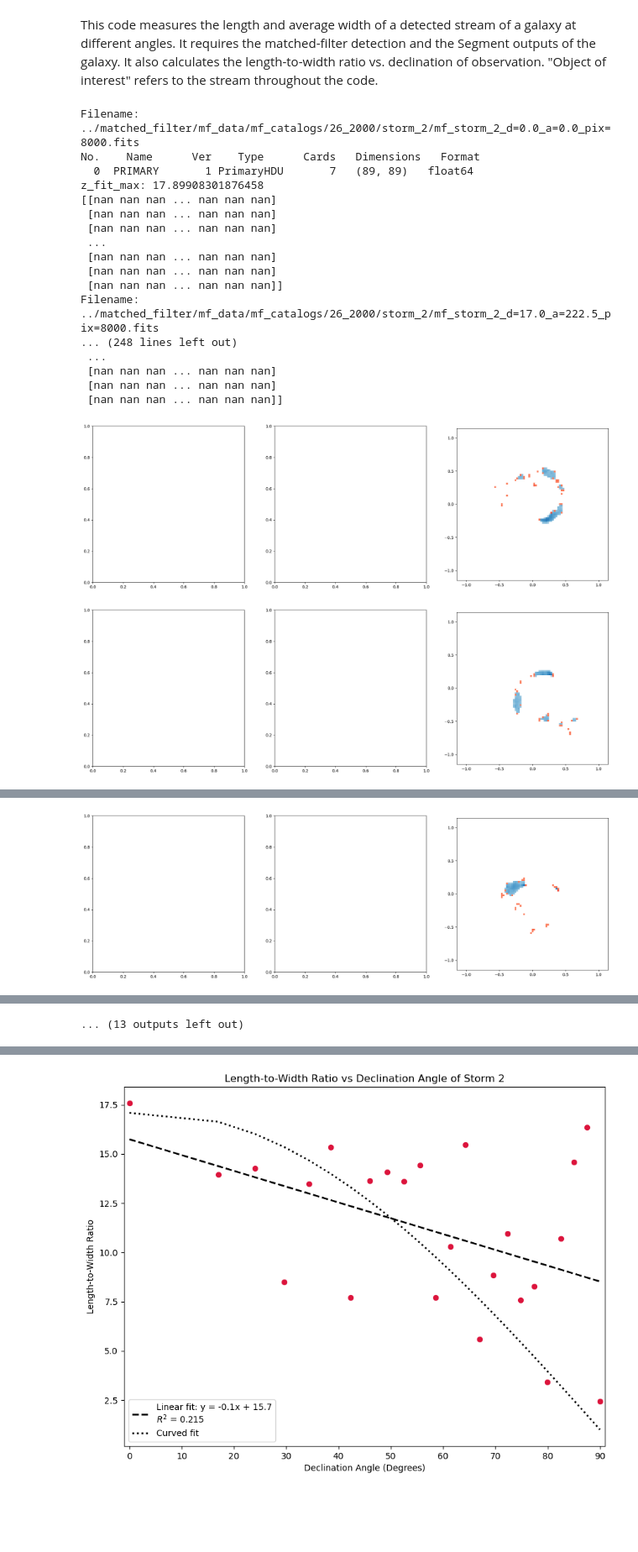
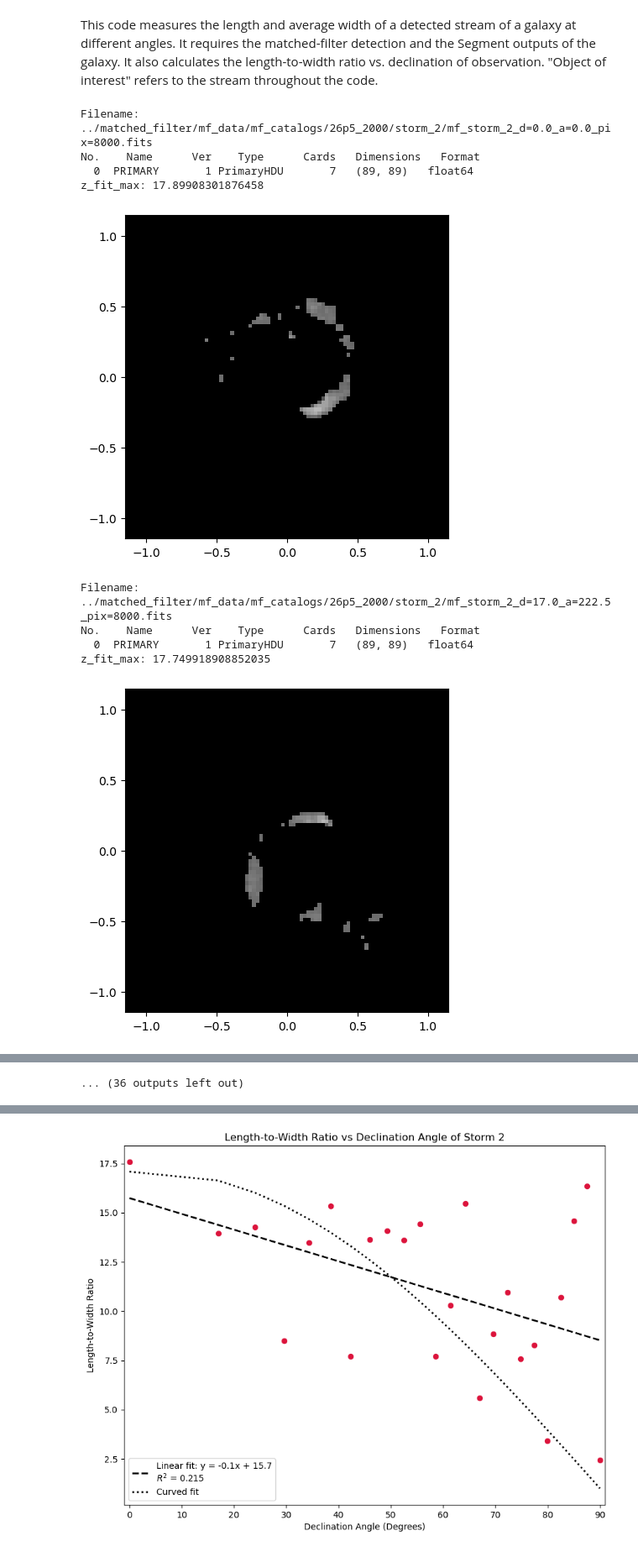
Before and after one commit to dimitra-giantsidi/galaxy-merging-angles, a Jupyter notebook: stream_analysis/alt_stream_fitting.ipynb, the cells around one changed output, grey strips where cells are left out. Shown at 84% size. Saved outputs shown, nothing was run; the diff lists cells and outputs as text; code cells hidden in the pictures; blank space fills up the shorter version.

```diff
--- a/stream_analysis/alt_stream_fitting.ipynb
+++ b/stream_analysis/alt_stream_fitting.ipynb
@@ -267,54 +268,50 @@ for file in sorted(mf_catalogs_path.iterdir()):
 
         # Flatten the arrays to 1-D for curve_fit
         x_flat = X.ravel()
         y_flat = Y.ravel()
         z_flat = sig_array.ravel()
         independent_vars = np.vstack((x_flat, y_flat))
 
         # do the fit
         fitted_params, covariance = curve_fit(
                 f=twoD_exponential,
                 xdata=independent_vars,
                 ydata=z_flat,
                 p0=initial_guess
             )
 
         Z_fitted = twoD_exponential((X, Y), *fitted_params)
 
         masked_residual, significant_masked_residual, neighbor_residual = area_of_interest_finder(Z_fitted, image_data, d)
 
-        fig,axs = plt.subplots(nrows=1,ncols=3)
-        fig.set_figheight(7)
-        fig.set_figwidth(23)
+        fig,axs = plt.subplots(nrows=1,ncols=1)
+        fig.set_figheight(5)
+        fig.set_figwidth(20)
 
-        axs[2].imshow(significant_masked_residual[::-1,:],extent=[-pdist,pdist,-pdist,pdist], \
-                    cmap = 'Reds', vmin = -15, vmax = 30)
-        axs[2].imshow(neighbor_residual[::-1,:],extent=[-pdist,pdist,-pdist,pdist], \
-                        cmap = 'Blues', vmin = -15, vmax = 30)
+        axs.set_facecolor("black")
+
+        axs.imshow(significant_masked_residual[::-1,:],extent=[-pdist,pdist,-pdist,pdist], \
+                    cmap = 'gray', vmin = -15, vmax = 30)
+        axs.imshow(neighbor_residual[::-1,:],extent=[-pdist,pdist,-pdist,pdist], \
+                        cmap = 'gray', vmin = -15, vmax = 30)
 
         # calculate the average readius of each bin
         # avg_radii = radius_calc(n_of_interest, n_bins, x_center, y_center, x_of_interest, y_of_interest)
 
-        print(significant_masked_residual[::-1,:])
+        # print(significant_masked_residual[::-1,:])
+        # print(np.unique(significant_masked_residual[::-1,:]))
 
         current_rotation = current_rotation + 1
+        plt.show()
+        plt.close()
 # %% [output]
-Filename: ../matched_filter/mf_data/mf_catalogs/26_2000/storm_2/mf_storm_2_d=0.0_a=0.0_pix=8000.fits
+Filename: ../matched_filter/mf_data/mf_catalogs/26p5_2000/storm_2/mf_storm_2_d=0.0_a=0.0_pix=8000.fits
 No.    Name      Ver    Type      Cards   Dimensions   Format
   0  PRIMARY       1 PrimaryHDU       7   (89, 89)   float64
 z_fit_max: 17.89908301876458
-[[nan nan nan ... nan nan nan]
- [nan nan nan ... nan nan nan]
- [nan nan nan ... nan nan nan]
- ...
- [nan nan nan ... nan nan nan]
- [nan nan nan ... nan nan nan]
- [nan nan nan ... nan nan nan]]
-Filename: ../matched_filter/mf_data/mf_catalogs/26_2000/storm_2/mf_storm_2_d=17.0_a=222.5_pix=8000.fits
-... (248 lines left out)
- ...
- [nan nan nan ... nan nan nan]
- [nan nan nan ... nan nan nan]
- [nan nan nan ... nan nan nan]]
-[figure, old version]
+[figure, new version]
+Filename: ../matched_filter/mf_data/mf_catalogs/26p5_2000/storm_2/mf_storm_2_d=17.0_a=222.5_pix=8000.fits
+No.    Name      Ver    Type      Cards   Dimensions   Format
+  0  PRIMARY       1 PrimaryHDU       7   (89, 89)   float64
+z_fit_max: 17.749918908852035
-[figure, old version]
+[figure, new version]
@@ -325 +337,0 @@ Filename: ../matched_filter/mf_data/mf_catalogs/26_2000/storm_2/mf_storm_2_d=17.
-[figure, removed]
@@ -330,4 +338,4 @@ Filename: ../matched_filter/mf_data/mf_catalogs/26_2000/storm_2/mf_storm_2_d=17.
-... (13 outputs left out)
+... (36 outputs left out)
 # %%
 def find_large_outliers(data, multiplier=1.5):
     """ Finds only large, extreme upper outliers while ignoring small values.
```
Also changed, not shown: parts of 4 cells of this notebook, 2 other files.
